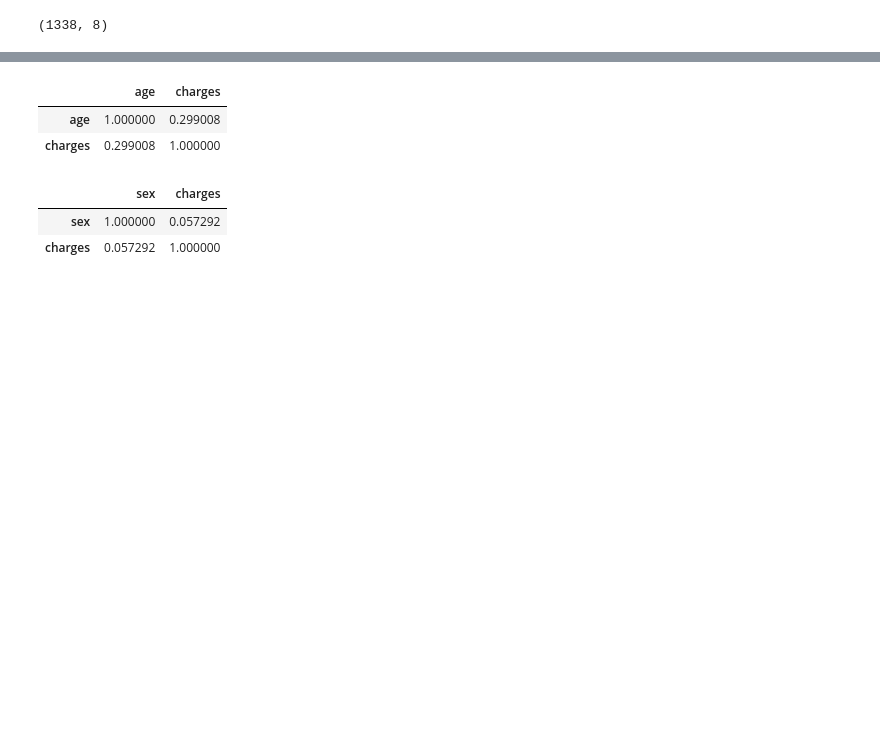
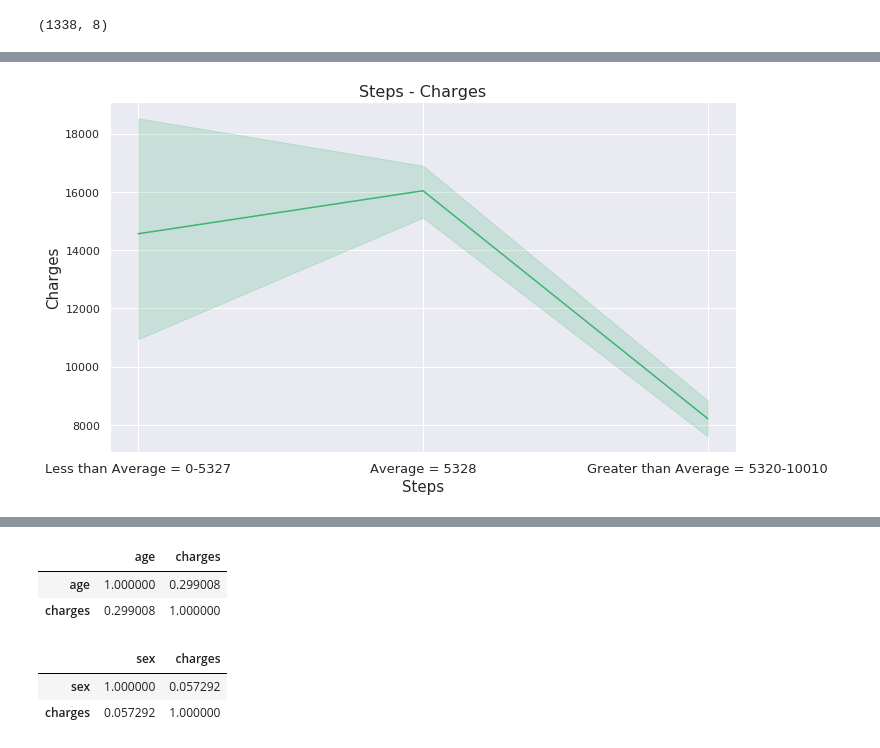
Before and after one commit to Khislatz/DS-Unit-1-Build, a Jupyter notebook: Khislat_Zhuraeva_Medical_Cost_Project.ipynb, the cells around one changed output, grey strips where cells are left out. Saved outputs shown, nothing was run; the diff lists cells and outputs as text; code cells hidden in the pictures; blank space fills up the shorter version.

```diff
--- a/Khislat_Zhuraeva_Medical_Cost_Project.ipynb
+++ b/Khislat_Zhuraeva_Medical_Cost_Project.ipynb
@@ -304,0 +207,3 @@ plt.show()
+# %%
+steps_charges_df = insurance_df[['steps', 'charges']]
+steps_charges_df
@@ -304,0 +224,16 @@ plt.show()
+# %%
+import seaborn as sns; sns.set()
+from matplotlib.colors import LogNorm
+fig, ax = plt.subplots(figsize=(10, 6))
+sns.set(style="whitegrid")
+#line plot
+ax = sns.lineplot(x='steps', y='charges', data=steps_charges_df, markers=["o", "o"], color='mediumseagreen')
+#Set title
+ax.set_title('Steps - Charges',fontsize=16);
+#set x and y labels
+plt.xlabel('Steps', fontweight='light', fontsize=15)
+plt.ylabel('Charges', fontweight = 'light', fontsize=15)
+#Set xticklabels
+ax.set_xticklabels(['Less than Average = 0-5327','Average = 5328', 'Greater than Average = 5320-10010'], fontsize = 13, rotation=0);
+# %% [output]
+[figure, added]
```
Also changed, not shown: parts of 58 cells of this notebook.
